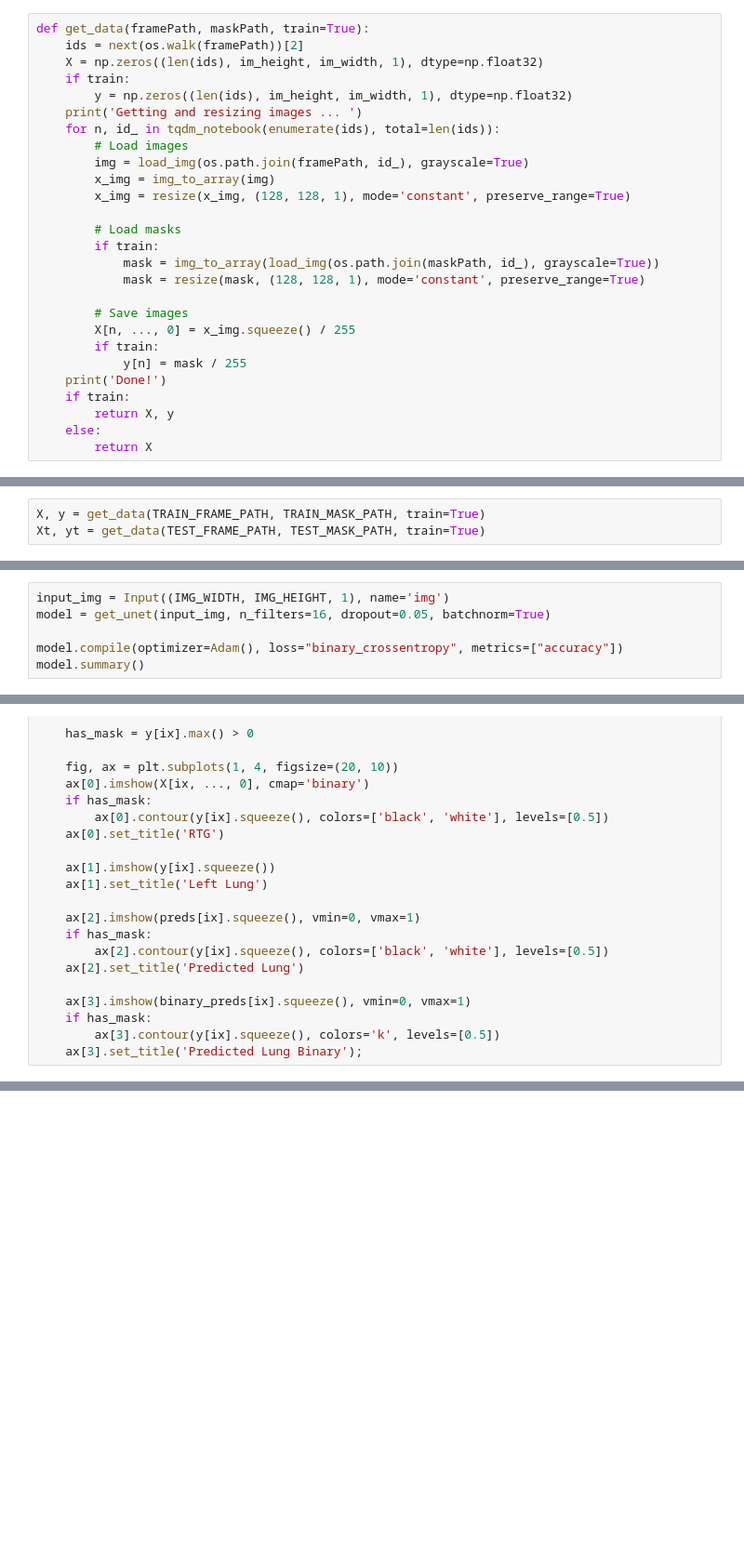
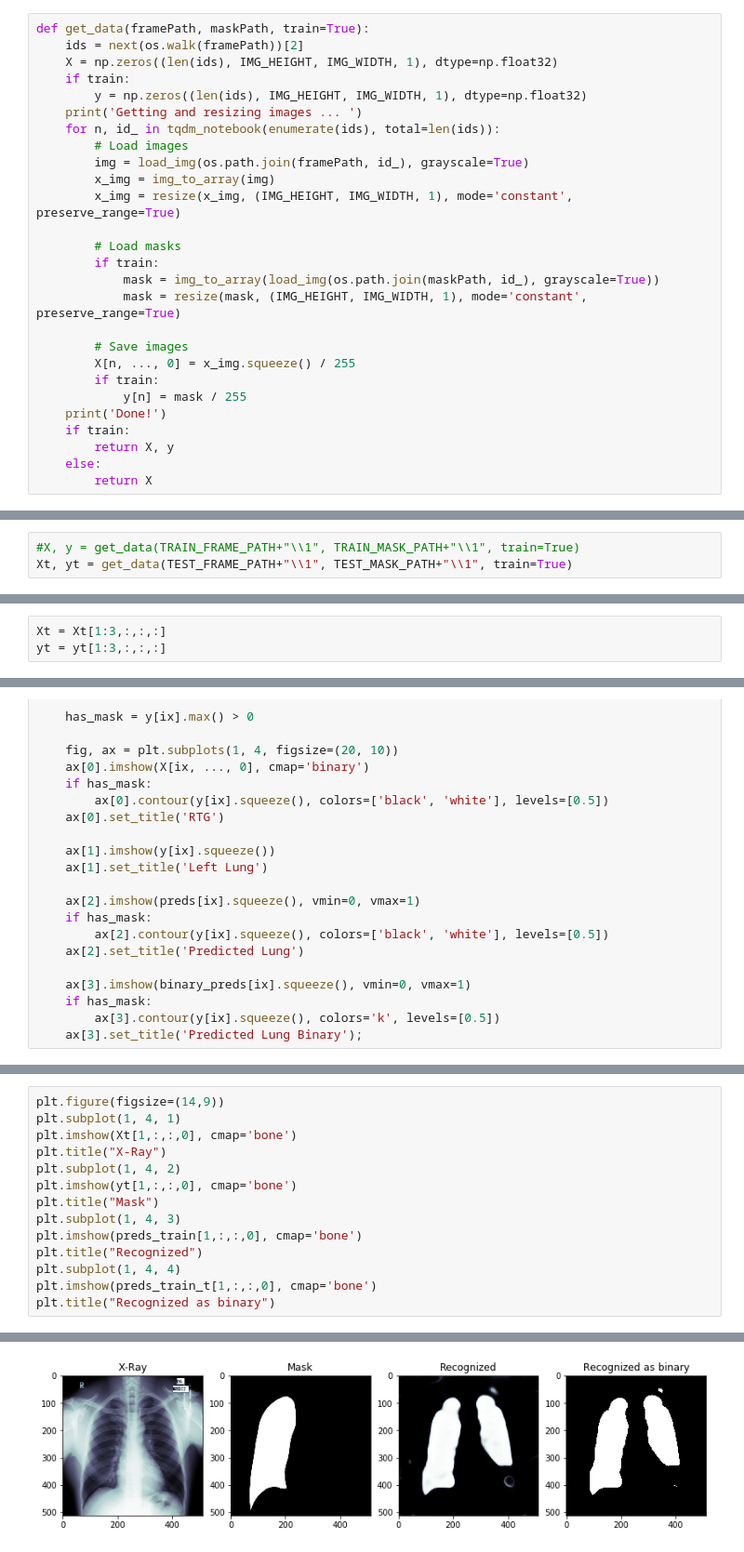
Before and after one commit to PrauchPort/XRay, a Jupyter notebook: Kernel.ipynb, the cells around one changed output, grey strips where cells are left out. Shown: that part at 93% size. Saved outputs shown, nothing was run; the diff lists cells and outputs as text; blank space fills up the shorter version.

```diff
--- a/Kernel.ipynb
+++ b/Kernel.ipynb
@@ -152,20 +423,20 @@ Found 0 images belonging to 0 classes.
 # %%
 def get_data(framePath, maskPath, train=True):
     ids = next(os.walk(framePath))[2]
-    X = np.zeros((len(ids), im_height, im_width, 1), dtype=np.float32)
+    X = np.zeros((len(ids), IMG_HEIGHT, IMG_WIDTH, 1), dtype=np.float32)
     if train:
-        y = np.zeros((len(ids), im_height, im_width, 1), dtype=np.float32)
+        y = np.zeros((len(ids), IMG_HEIGHT, IMG_WIDTH, 1), dtype=np.float32)
     print('Getting and resizing images ... ')
     for n, id_ in tqdm_notebook(enumerate(ids), total=len(ids)):
         # Load images
         img = load_img(os.path.join(framePath, id_), grayscale=True)
         x_img = img_to_array(img)
-        x_img = resize(x_img, (128, 128, 1), mode='constant', preserve_range=True)
+        x_img = resize(x_img, (IMG_HEIGHT, IMG_WIDTH, 1), mode='constant', preserve_range=True)
 
         # Load masks
         if train:
             mask = img_to_array(load_img(os.path.join(maskPath, id_), grayscale=True))
-            mask = resize(mask, (128, 128, 1), mode='constant', preserve_range=True)
+            mask = resize(mask, (IMG_HEIGHT, IMG_WIDTH, 1), mode='constant', preserve_range=True)
 
         # Save images
         X[n, ..., 0] = x_img.squeeze() / 255
@@ -225,3 +500,3 @@ image = loadAndPreprocessImage(getRandomImagePathFrom(TRAIN_FRAME_PATH))
 # %%
-X, y = get_data(TRAIN_FRAME_PATH, TRAIN_MASK_PATH, train=True)
-Xt, yt = get_data(TEST_FRAME_PATH, TEST_MASK_PATH, train=True)
+#X, y = get_data(TRAIN_FRAME_PATH+"\\1", TRAIN_MASK_PATH+"\\1", train=True)
+Xt, yt = get_data(TEST_FRAME_PATH+"\\1", TEST_MASK_PATH+"\\1", train=True)
@@ -288,9 +507,3 @@ def get_unet(input_img, n_filters=16, dropout=0.5, batchnorm=True):
-# %%
-input_img = Input((IMG_WIDTH, IMG_HEIGHT, 1), name='img')
-model = get_unet(input_img, n_filters=16, dropout=0.05, batchnorm=True)
-
-model.compile(optimizer=Adam(), loss="binary_crossentropy", metrics=["accuracy"])
-model.summary()
 # %%
 callbacks = [
     EarlyStopping(patience=10, verbose=1),
@@ -308,3 +525,6 @@ model.evaluate(Xt, yt, verbose=1)
+# %%
+Xt = Xt[1:3,:,:,:]
+yt = yt[1:3,:,:,:]
 # %%
 preds_train = model.predict(Xt, verbose=1)
 preds_val = model.predict(yt, verbose=1)
@@ -338,0 +566,15 @@ def plot_sample(X, y, preds, binary_preds, ix=None):
+# %%
+plt.figure(figsize=(14,9))
+plt.subplot(1, 4, 1)
+plt.imshow(Xt[1,:,:,0], cmap='bone')
+plt.title("X-Ray")
+plt.subplot(1, 4, 2)
+plt.imshow(yt[1,:,:,0], cmap='bone')
+plt.title("Mask")
+plt.subplot(1, 4, 3)
+plt.imshow(preds_train[1,:,:,0], cmap='bone')
+plt.title("Recognized")
+plt.subplot(1, 4, 4)
+plt.imshow(preds_train_t[1,:,:,0], cmap='bone')
+plt.title("Recognized as binary")
+# %% [output]
@@ -339 +582,2 @@ def plot_sample(X, y, preds, binary_preds, ix=None):
+[figure, added]
 # %%
```
Also changed, not shown: parts of 37 cells of this notebook.
